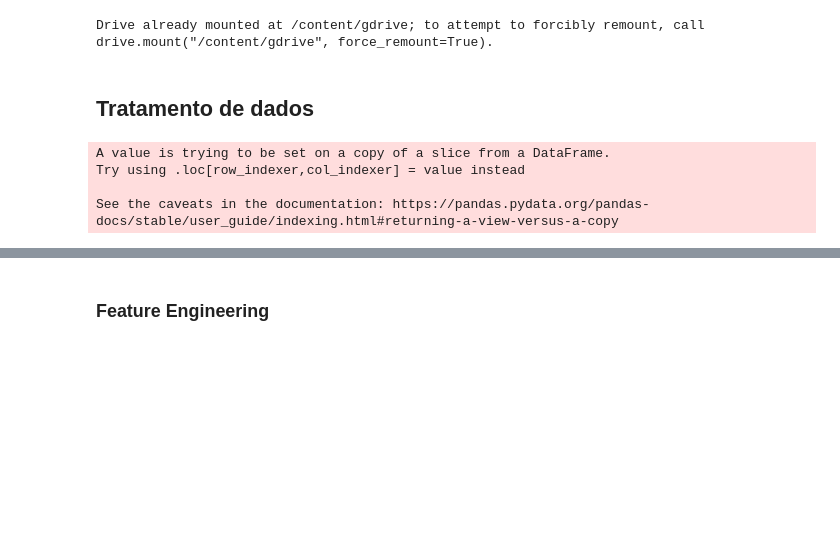
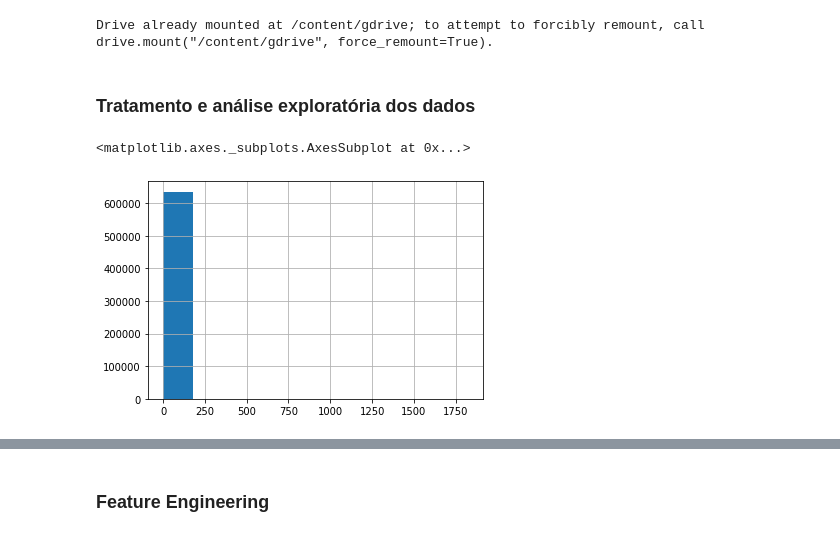
Before and after one commit to wander-asb/Estudos_ML, a Jupyter notebook: COVID_AM_TRATAMENTO_DE_DADOS.ipynb, the cells around one changed output, grey strips where cells are left out. Cells and saved outputs as stored; diff of their text form; code cells hidden in the pictures; blank space fills up the shorter version.

```diff
--- a/COVID_AM_TRATAMENTO_DE_DADOS.ipynb
+++ b/COVID_AM_TRATAMENTO_DE_DADOS.ipynb
@@ -16,7 +16,7 @@ df_am = df_am.drop(['_etnia', '_faixa etária', '_raca',
                     '_conclusao', '_se_notificacao', '_evolução','_origem',
                     '_distrito', '_bairro_mapa','_dt_evolucao', '_dt_notificacao', '_dt_sintomas'], axis = 1)
 # %% [markdown]
-## Tratamento de dados
+### Tratamento e análise exploratória dos dados
 # %%
 df_am[['_comorb_cardio', '_comorb_cromossomica',
        '_comorb_diabetes', '_comorb_hemato', '_comorb_hepatica',
@@ -32,9 +32,9 @@ df_am[['_comorb_cardio', '_comorb_cromossomica',
+# %%
+#Variável de idade fora do padrão
+df_am['_idade'].hist()
+# %% [output]
+<matplotlib.axes._subplots.AxesSubplot at 0x...>
+[figure, added]
 # %%
 df_am = df_am[(df_am['_idade'] >= 18.0) & (df_am['_idade'] <= 100.0)]
-df_am['_idade'] = df_am['_idade'].fillna(df_am['_idade'].mean())
-#df_am = df_am.dropna()
+df_am['_idade'] = df_am['_idade'].fillna(df_am['_idade'].median()).astype('int64')
-# %% [output]
-A value is trying to be set on a copy of a slice from a DataFrame.
-Try using .loc[row_indexer,col_indexer] = value instead
-
-See the caveats in the documentation: https://pandas.pydata.org/pandas-docs/stable/user_guide/indexing.html#returning-a-view-versus-a-copy
```
Also changed, not shown: parts of 15 cells of this notebook.
